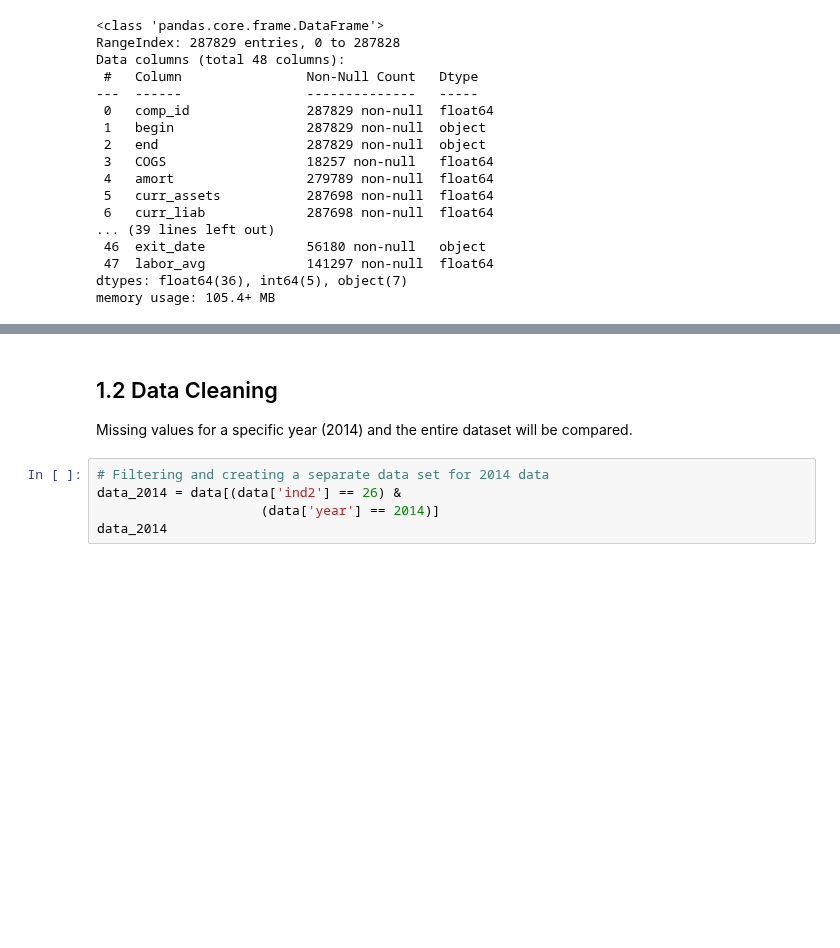
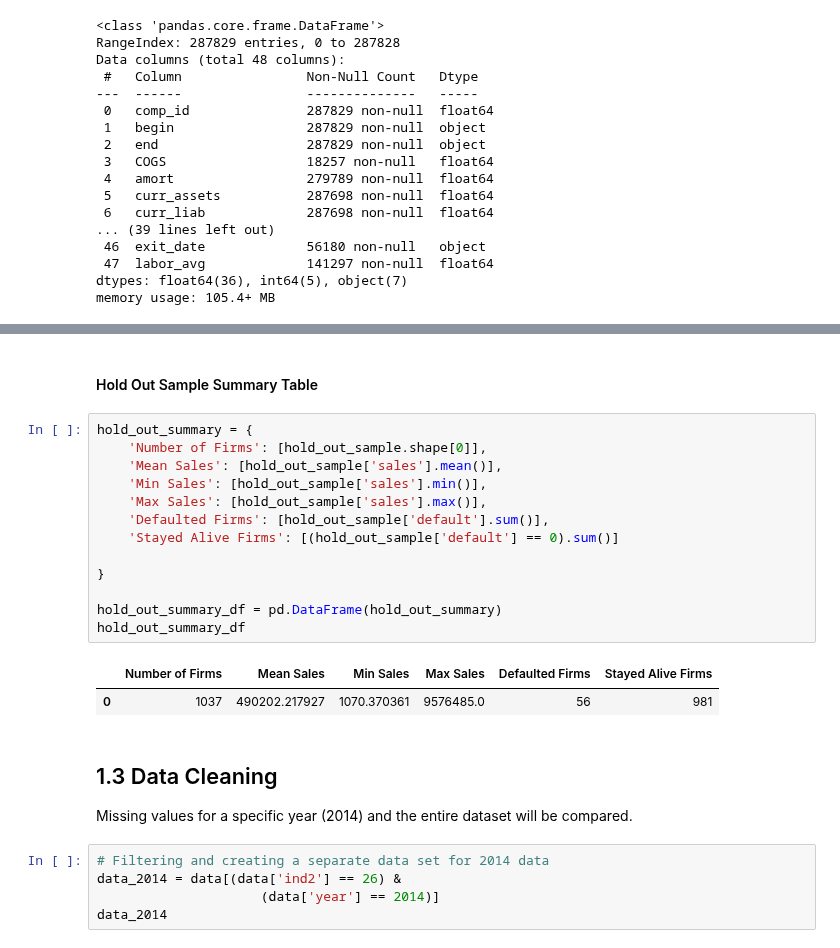
Before and after one commit to Iandrewburg/Assignment_1, a Jupyter notebook: Assignment_3/Assignment_3_Code.ipynb, the cells around one changed output, grey strips where cells are left out. Drawn from its saved outputs; the diff is of its cells as text; blank space fills up the shorter version.

```diff
--- a/Assignment_3/Assignment_3_Code.ipynb
+++ b/Assignment_3/Assignment_3_Code.ipynb
@@ -199,5 +279,23 @@ memory usage: 105.4+ MB
+# %% [markdown]
+#### Hold Out Sample Summary Table
+# %%
+hold_out_summary = {
+    'Number of Firms': [hold_out_sample.shape[0]],
+    'Mean Sales': [hold_out_sample['sales'].mean()],
+    'Min Sales': [hold_out_sample['sales'].min()],
+    'Max Sales': [hold_out_sample['sales'].max()],
+    'Defaulted Firms': [hold_out_sample['default'].sum()],
+    'Stayed Alive Firms': [(hold_out_sample['default'] == 0).sum()]
+
+}
+
+hold_out_summary_df = pd.DataFrame(hold_out_summary)
+hold_out_summary_df
+# %% [output]
+|  | Number of Firms | Mean Sales | Min Sales | Max Sales | Defaulted Firms | Stayed Alive Firms |
+| 0 | 1037 | 490202.217927 | 1070.370361 | 9576485.0 | 56 | 981 |
 # %% [markdown]
-## 1.2 Data Cleaning
+## 1.3 Data Cleaning
 
 Missing values for a specific year (2014) and the entire dataset will be compared.
 # %%
```
Also changed, not shown: parts of 16 cells of this notebook.
